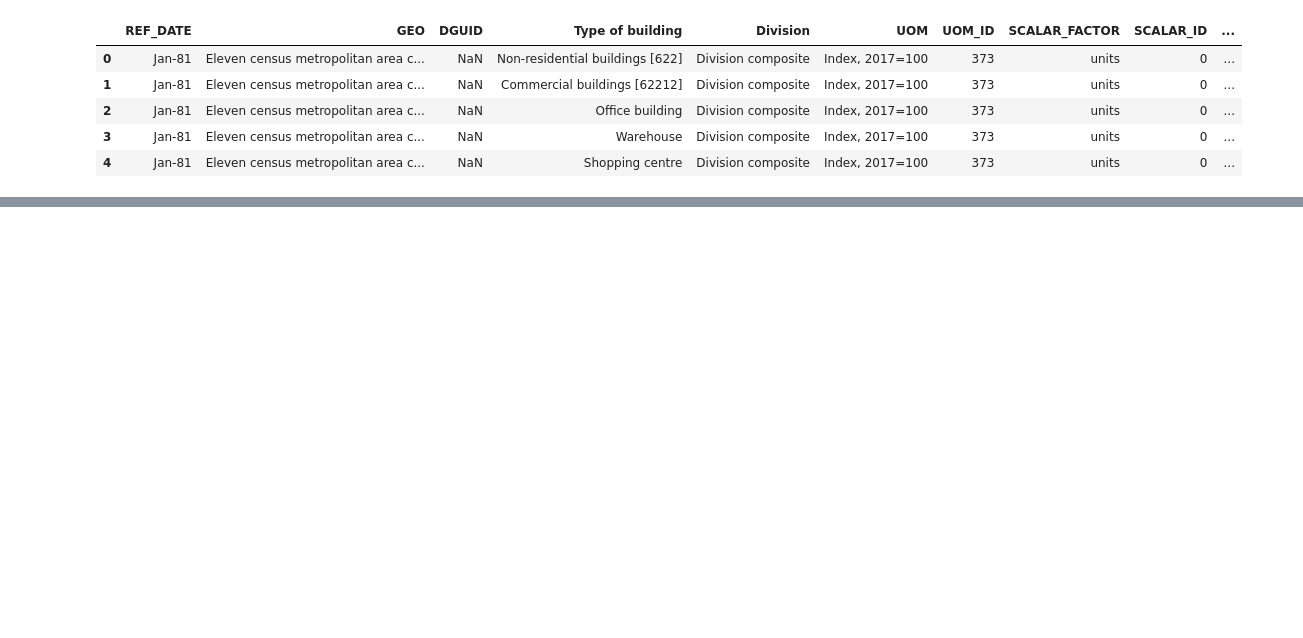
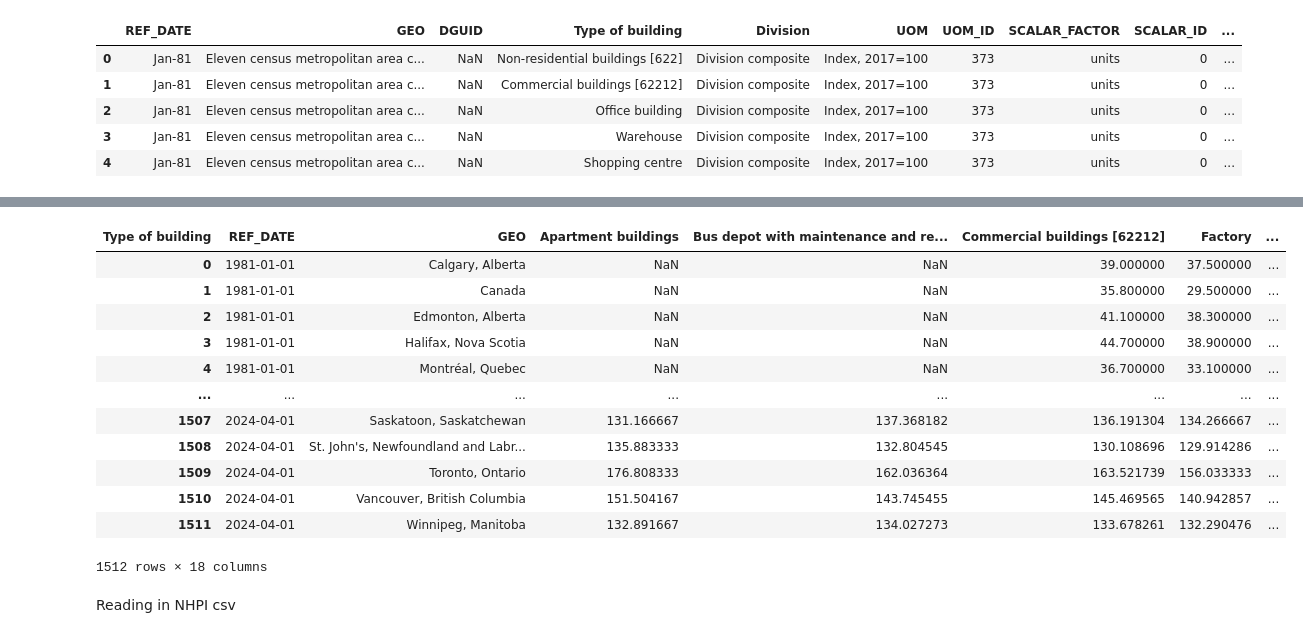
Before and after one commit to noob-noob1/IRCC_Project, a Jupyter notebook: datasets/Housing Dataset/Other_Housing_Indicators/Building_construction_price.ipynb, the cells around one changed output, grey strips where cells are left out. Saved outputs shown, nothing was run; the diff lists cells and outputs as text; code cells hidden in the pictures; blank space fills up the shorter version.

```diff
--- a/datasets/Housing Dataset/Other_Housing_Indicators/Building_construction_price.ipynb
+++ b/datasets/Housing Dataset/Other_Housing_Indicators/Building_construction_price.ipynb
@@ -18,0 +39,4 @@ Building_con_in.head()
+# %%
+Building_con_in["REF_DATE"] = pd.to_datetime(Building_con_in["REF_DATE"], format="%b-%y")
+# %%
+df= Building_con_in[["REF_DATE","GEO","Type of building","VALUE"]]
@@ -18,0 +54,2 @@ Building_con_in.head()
+# %%
+df.loc[df['GEO'] == 'Eleven census metropolitan area composite', 'GEO'] = 'Canada'
@@ -18,0 +94,19 @@ Building_con_in.head()
+# %%
+df = df.pivot_table(index=['REF_DATE', 'GEO'], columns='Type of building', values='VALUE', aggfunc='mean')
+# %%
+df.reset_index(inplace=True)
+df
+# %% [output]
+| Type of building | REF_DATE | GEO | Apartment buildings | Bus depot with maintenance and re... | Commercial buildings [62212] | Factory | ... |
+| 0 | 1981-01-01 | Calgary, Alberta | NaN | NaN | 39.000000 | 37.500000 | ... |
+| 1 | 1981-01-01 | Canada | NaN | NaN | 35.800000 | 29.500000 | ... |
+| 2 | 1981-01-01 | Edmonton, Alberta | NaN | NaN | 41.100000 | 38.300000 | ... |
+| 3 | 1981-01-01 | Halifax, Nova Scotia | NaN | NaN | 44.700000 | 38.900000 | ... |
+| 4 | 1981-01-01 | Montréal, Quebec | NaN | NaN | 36.700000 | 33.100000 | ... |
+| ... | ... | ... | ... | ... | ... | ... | ... |
+| 1507 | 2024-04-01 | Saskatoon, Saskatchewan | 131.166667 | 137.368182 | 136.191304 | 134.266667 | ... |
+| 1508 | 2024-04-01 | St. John's, Newfoundland and Labr... | 135.883333 | 132.804545 | 130.108696 | 129.914286 | ... |
+| 1509 | 2024-04-01 | Toronto, Ontario | 176.808333 | 162.036364 | 163.521739 | 156.033333 | ... |
+| 1510 | 2024-04-01 | Vancouver, British Columbia | 151.504167 | 143.745455 | 145.469565 | 140.942857 | ... |
+| 1511 | 2024-04-01 | Winnipeg, Manitoba | 132.891667 | 134.027273 | 133.678261 | 132.290476 | ... |
+1512 rows × 18 columns
@@ -18,0 +121,2 @@ Building_con_in.head()
+# %% [markdown]
+Reading in NHPI csv
```
Also changed, not shown: parts of 21 cells of this notebook, 8 other files.
